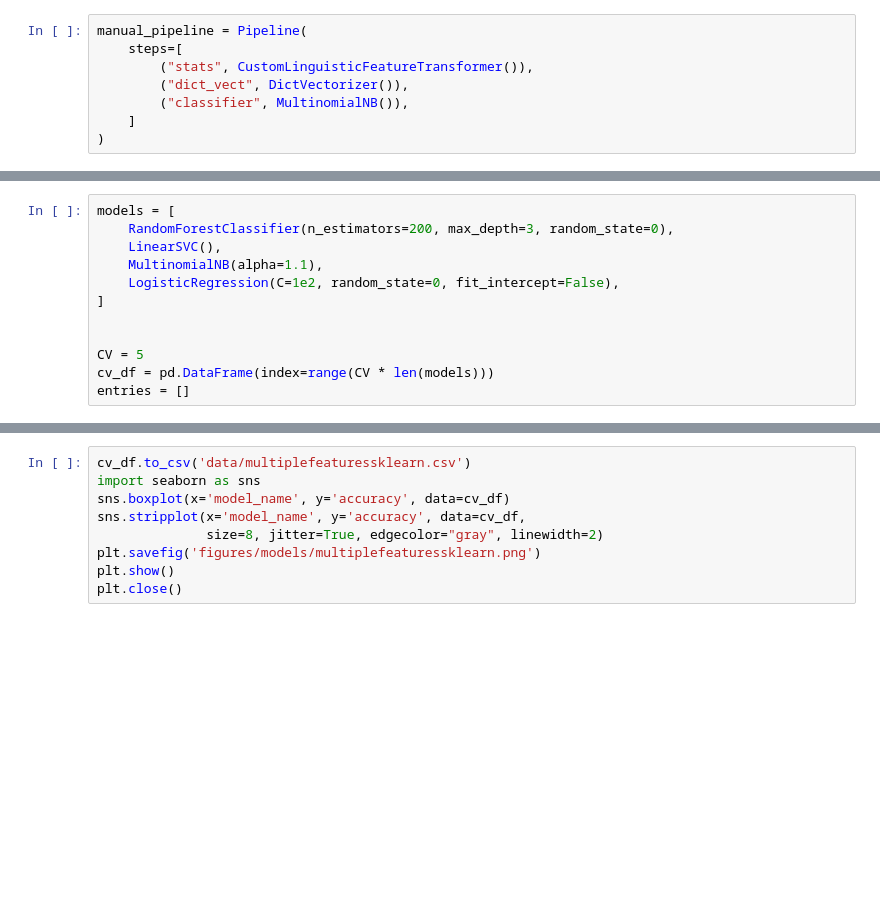
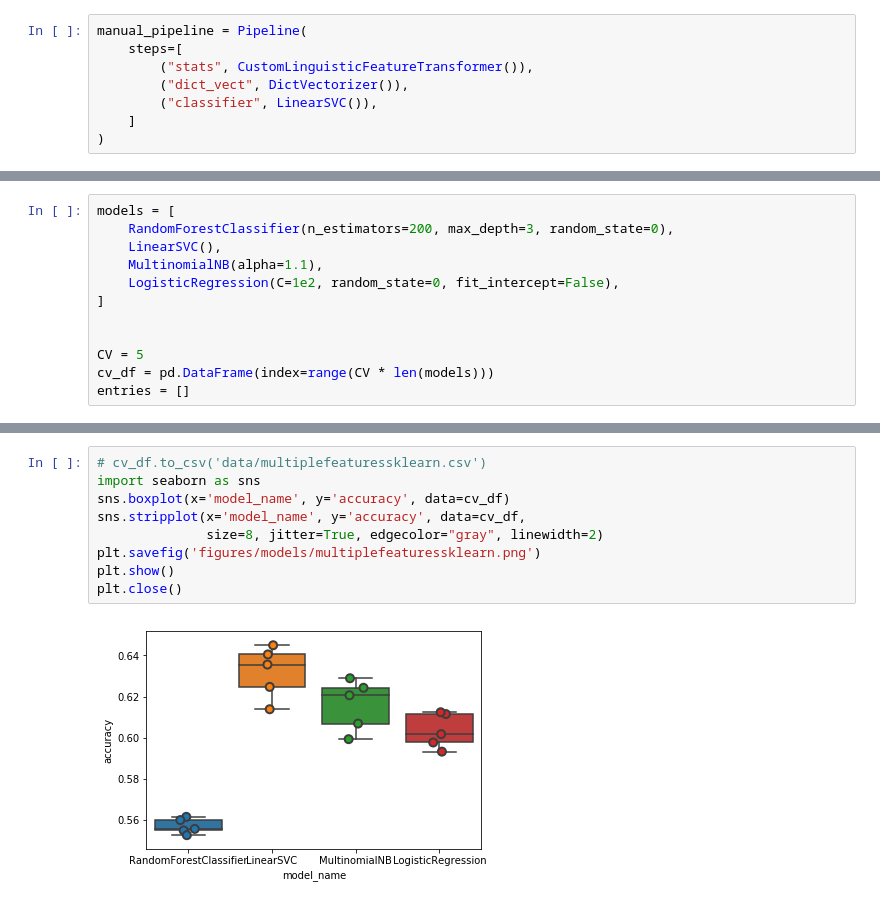
Before and after one commit to siddhantdubey/GenderedMovieDialogue, a Jupyter notebook: MultifeatureSklearnPipelineClassifier.ipynb, the cells around one changed output, grey strips where cells are left out. Cells and saved outputs as stored; diff of their text form; blank space fills up the shorter version.

Commit message:
Added some figures

```diff
--- a/MultifeatureSklearnPipelineClassifier.ipynb
+++ b/MultifeatureSklearnPipelineClassifier.ipynb
@@ -338,7 +338,7 @@ manual_pipeline = Pipeline(
     steps=[
         ("stats", CustomLinguisticFeatureTransformer()),
         ("dict_vect", DictVectorizer()),
-        ("classifier", MultinomialNB()),
+        ("classifier", LinearSVC()),
     ]
 )
 # %%
@@ -487,9 +510,11 @@ LinearSVC done testing
 # %%
-cv_df.to_csv('data/multiplefeaturessklearn.csv')
+# cv_df.to_csv('data/multiplefeaturessklearn.csv')
 import seaborn as sns
 sns.boxplot(x='model_name', y='accuracy', data=cv_df)
 sns.stripplot(x='model_name', y='accuracy', data=cv_df,
               size=8, jitter=True, edgecolor="gray", linewidth=2)
 plt.savefig('figures/models/multiplefeaturessklearn.png')
 plt.show()
 plt.close()
+# %% [output]
+[figure, added]
```
Also changed, not shown: parts of 3 cells of this notebook, 2 other files.
